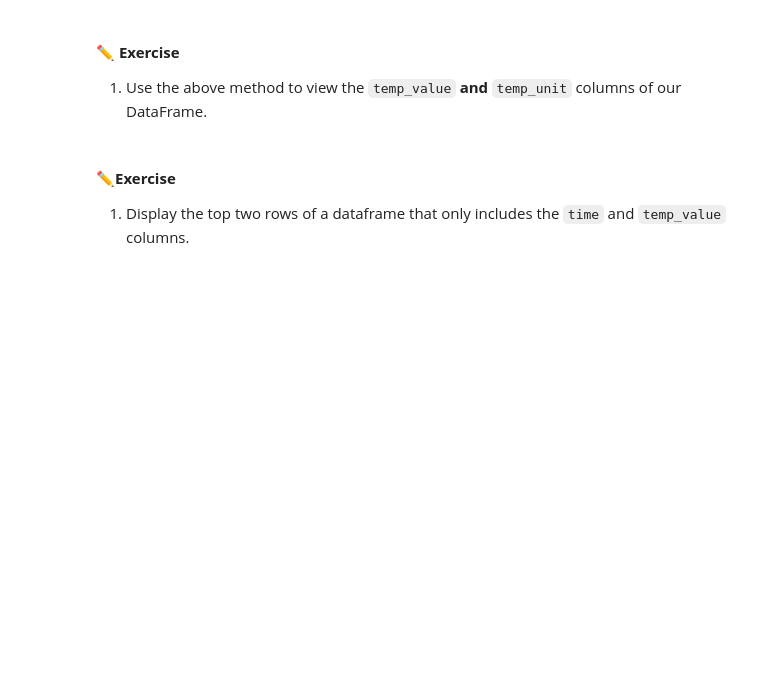
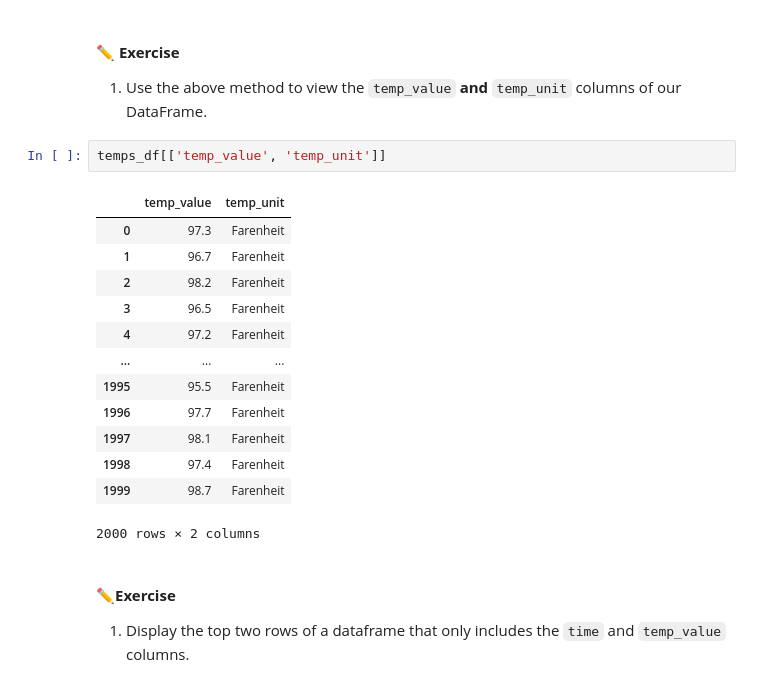
Before and after one commit to ndadisman/bme3053c, a Jupyter notebook: lessons-solved/04_Pandas.ipynb, the cells around one changed output. Cells and saved outputs as stored; diff of their text form; blank space fills up the shorter version.

```diff
--- a/lessons-solved/04_Pandas.ipynb
+++ b/lessons-solved/04_Pandas.ipynb
@@ -197,6 +215,22 @@ We can also adapt this method to view multiple columns. Instead of passing in a
 #### **✏️ Exercise**
 
 1. Use the above method to view the `temp_value` **and** `temp_unit` columns of our DataFrame.
+# %%
+temps_df[['temp_value', 'temp_unit']]
+# %% [output]
+|  | temp_value | temp_unit |
+| 0 | 97.3 | Farenheit |
+| 1 | 96.7 | Farenheit |
+| 2 | 98.2 | Farenheit |
+| 3 | 96.5 | Farenheit |
+| 4 | 97.2 | Farenheit |
+| ... | ... | ... |
+| 1995 | 95.5 | Farenheit |
+| 1996 | 97.7 | Farenheit |
+| 1997 | 98.1 | Farenheit |
+| 1998 | 97.4 | Farenheit |
+| 1999 | 98.7 | Farenheit |
+2000 rows × 2 columns
 # %% [markdown]
 #### **✏️Exercise**
 
```
Also changed, not shown: parts of 13 cells of this notebook.
